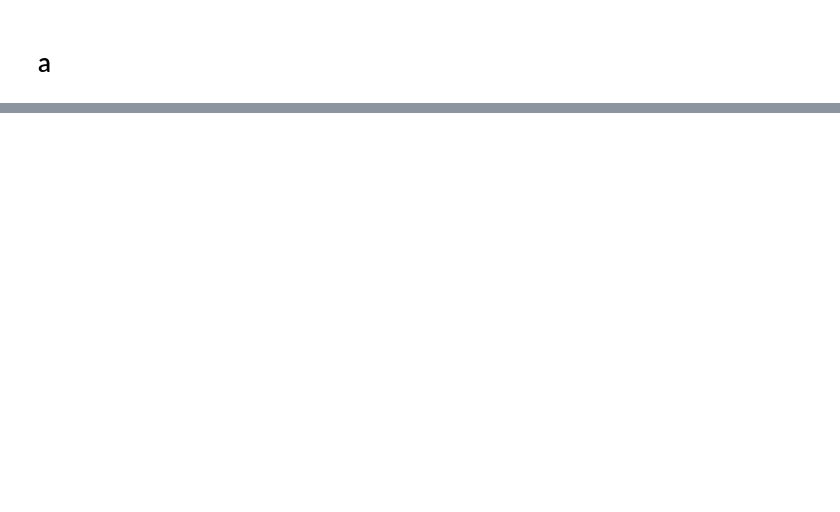
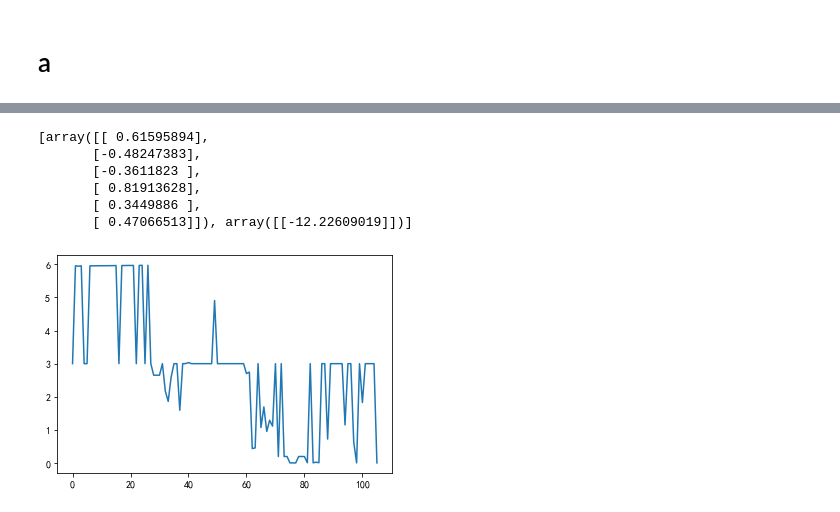
Before and after one commit to LimboRift/wkzq, a Jupyter notebook: herewegoagane.ipynb, the cells around one changed output, grey strips where cells are left out. Saved outputs shown, nothing was run; the diff lists cells and outputs as text; code cells hidden in the pictures; blank space fills up the shorter version.

```diff
--- a/herewegoagane.ipynb
+++ b/herewegoagane.ipynb
@@ -659,2 +611,6 @@ M2同比理想年化收益率 12.60026733797195%
 # %% [markdown]
 # a
+# %%
+ii = 0
+ud = und(data[ii],6,24)
+base_cpx = cpx(ud)
@@ -660,0 +676,33 @@ M2同比理想年化收益率 12.60026733797195%
+# %%
+res_nnet1 = []
+
+for i in range(48,len(d8)):
+    temp = []
+
+    cur_ud = und(data[ii][:i], 6, 24)
+    cur_ud = cur_ud[11:cur_ud.index(0)]
+    y = array([cur_ud]).T
+
+    for j in range(len(data)):
+        exec('x'+str(j)+'=array(data'+str(j)+'[:len(cur_ud)])')
+        temp.append(sum(calc(eval('data'+ str(j))[i-17:i-11], correct(eval('x'+str(j)), y, [0], 500, 0))[-1])[0])
+    res_nnet1.append(temp)
+
+res_nnet2 = []
+for i in range(84,len(date)):
+    cur_ud = und(data[ii][48:i], 6, 24)
+    cur_ud = cur_ud[:cur_ud.index(0)]
+    x = array(res_nnet1[:len(cur_ud)])
+    y = array([cur_ud]).T
+    res_nnet2.append(sum(calc(res_nnet1[i-54:i-48], correct(x, y, [1], 500, 0))[-1]))
+calc(x[-6:], correct(x, y, [1], 50, 1))[:0]
+plt.plot(res_nnet2)
+plt.show()
+# %% [output]
+[array([[ 0.61595894],
+       [-0.48247383],
+       [-0.3611823 ],
+       [ 0.81913628],
+       [ 0.3449886 ],
+       [ 0.47066513]]), array([[-12.22609019]])]
+[figure, added]
```
Also changed, not shown: parts of 7 cells of this notebook, 2 other files.
